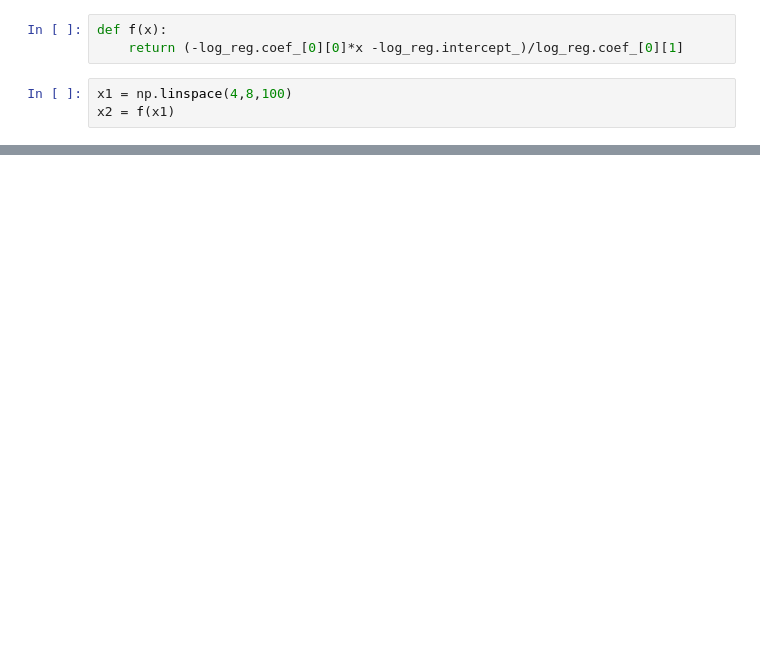
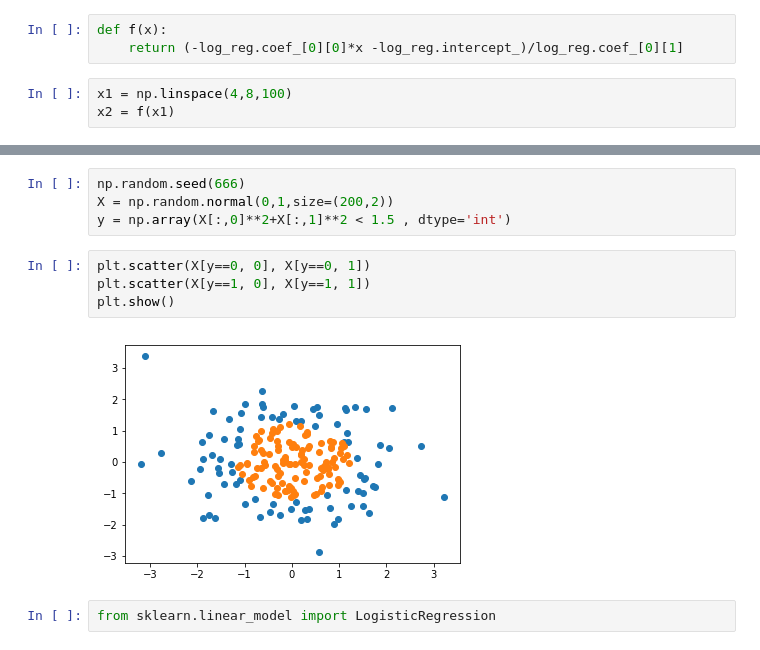
Before and after one commit to nobyte99/LearningML, a Jupyter notebook: regression/regression.ipynb, the cells around one changed output, grey strips where cells are left out. Cells and saved outputs as stored; diff of their text form; blank space fills up the shorter version.

Commit message:
multinomial regression提交，大量基础知识

```diff
--- a/regression/regression.ipynb
+++ b/regression/regression.ipynb
@@ -136,0 +180,12 @@ plt.show()
+# %%
+np.random.seed(666)
+X = np.random.normal(0,1,size=(200,2))
+y = np.array(X[:,0]**2+X[:,1]**2 < 1.5 , dtype='int')
+# %%
+plt.scatter(X[y==0, 0], X[y==0, 1])
+plt.scatter(X[y==1, 0], X[y==1, 1])
+plt.show()
+# %% [output]
+[figure, added]
+# %%
+from sklearn.linear_model import LogisticRegression
```
Also changed, not shown: parts of 66 cells of this notebook, 2 other files.
